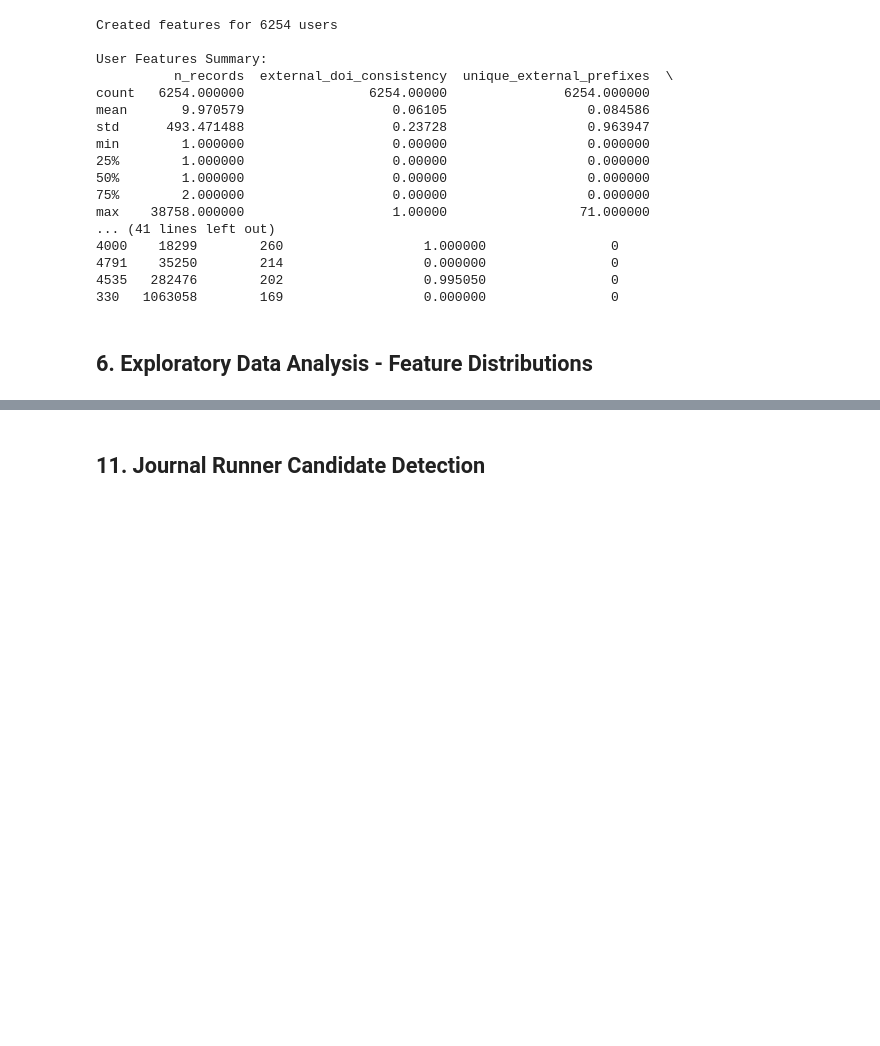
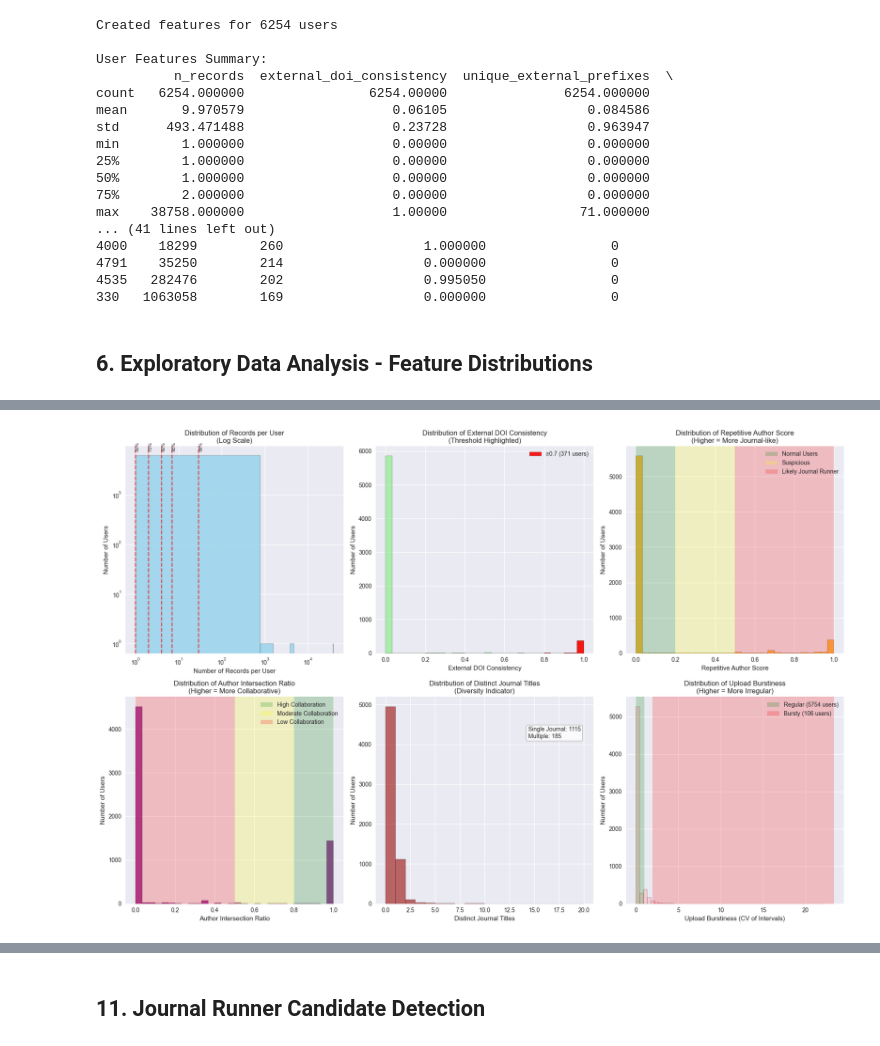
Before and after one commit to zenodo/journal-detect, a Jupyter notebook: eda_zenodo_journal_runners.ipynb, the cells around one changed output, grey strips where cells are left out. Drawn from its saved outputs; the diff is of its cells as text; code cells hidden in the pictures; blank space fills up the shorter version.

```diff
--- a/eda_zenodo_journal_runners.ipynb
+++ b/eda_zenodo_journal_runners.ipynb
@@ -454,0 +407,88 @@ Feature distributions saved to figures/feature_distributions.png
+# %%
+fig, axes = plt.subplots(2, 3, figsize=(18, 12))
+axes = axes.ravel()
+
+# 1. Records per user distribution with log scale and annotations
+hist, bins, _ = axes[0].hist(users_df['n_records'], bins=50, alpha=0.7, edgecolor='black', color='skyblue')
+axes[0].set_xlabel('Number of Records per User')
+axes[0].set_ylabel('Number of Users')
+axes[0].set_title('Distribution of Records per User\n(Log Scale)')
+axes[0].set_yscale('log')
+axes[0].set_xscale('log')
+
+# Add percentile annotations
+percentiles = [50, 75, 90, 95, 99]
+for p in percentiles:
+    value = np.percentile(users_df['n_records'], p)
+    axes[0].axvline(value, color='red', linestyle='--', alpha=0.7)
+    axes[0].text(value, axes[0].get_ylim()[1]*0.8, f'{p}%', rotation=90, fontsize=8)
+
+# 2. External DOI consistency with threshold highlighting
+hist, bins, _ = axes[1].hist(users_df['external_doi_consistency'], bins=30, alpha=0.7, edgecolor='black', color='lightgreen')
+axes[1].set_xlabel('External DOI Consistency')
+axes[1].set_ylabel('Number of Users')
+axes[1].set_title('Distribution of External DOI Consistency\n(Threshold Highlighted)')
+
+# Highlight threshold region
+threshold = CONFIG['external_doi_consistency_threshold']
+mask = users_df['external_doi_consistency'] >= threshold
+axes[1].hist(users_df.loc[mask, 'external_doi_consistency'], bins=bins, alpha=0.9,
+             color='red', edgecolor='black', label=f'≥{threshold} ({mask.sum()} users)')
+axes[1].legend()
+
+# 3. Repetitive author score with interpretation
+hist, bins, _ = axes[2].hist(users_df['no_repetitive_author_score'], bins=30, alpha=0.7, edgecolor='black', color='orange')
+axes[2].set_xlabel('Repetitive Author Score')
+axes[2].set_ylabel('Number of Users')
+axes[2].set_title('Distribution of Repetitive Author Score\n(Higher = More Journal-like)')
+
+# Add interpretation zones
+axes[2].axvspan(0, 0.2, alpha=0.2, color='green', label='Normal Users')
+axes[2].axvspan(0.2, 0.5, alpha=0.2, color='yellow', label='Suspicious')
+axes[2].axvspan(0.5, 1.0, alpha=0.2, color='red', label='Likely Journal Runner')
+axes[2].legend()
+
+# 4. Author intersection ratio (inverse of repetitive score)
+hist, bins, _ = axes[3].hist(users_df['author_intersection_ratio'], bins=30, alpha=0.7, edgecolor='black', color='purple')
+axes[3].set_xlabel('Author Intersection Ratio')
+axes[3].set_ylabel('Number of Users')
+axes[3].set_title('Distribution of Author Intersection Ratio\n(Higher = More Collaborative)')
+
+# Add interpretation
+axes[3].axvspan(0.8, 1.0, alpha=0.2, color='green', label='High Collaboration')
+axes[3].axvspan(0.5, 0.8, alpha=0.2, color='yellow', label='Moderate Collaboration')
+axes[3].axvspan(0, 0.5, alpha=0.2, color='red', label='Low Collaboration')
+axes[3].legend()
+
+# 5. Journal title diversity with insights
+hist, bins, _ = axes[4].hist(users_df['distinct_journal_title_cnt'], bins=range(0, 21), alpha=0.7, edgecolor='black', color='brown')
+axes[4].set_xlabel('Distinct Journal Titles')
+axes[4].set_ylabel('Number of Users')
+axes[4].set_title('Distribution of Distinct Journal Titles\n(Diversity Indicator)')
+
+# Add insights
+single_journal = (users_df['distinct_journal_title_cnt'] == 1).sum()
+multiple_journals = (users_df['distinct_journal_title_cnt'] > 1).sum()
+axes[4].text(0.7, 0.8, f'Single Journal: {single_journal}\nMultiple: {multiple_journals}',
+             transform=axes[4].transAxes, bbox=dict(boxstyle="round,pad=0.3", facecolor="white", alpha=0.8))
+
+# 6. Upload burstiness with interpretation
+hist, bins, _ = axes[5].hist(users_df['burstiness'], bins=50, alpha=0.7, edgecolor='black', color='pink')
+axes[5].set_xlabel('Upload Burstiness (CV of Intervals)')
+axes[5].set_ylabel('Number of Users')
+axes[5].set_title('Distribution of Upload Burstiness\n(Higher = More Irregular)')
+
+# Add interpretation zones
+low_burst = users_df['burstiness'] <= 1
+high_burst = users_df['burstiness'] > 2
+axes[5].axvspan(0, 1, alpha=0.2, color='green', label=f'Regular ({low_burst.sum()} users)')
+axes[5].axvspan(2, axes[5].get_xlim()[1], alpha=0.2, color='red', label=f'Bursty ({high_burst.sum()} users)')
+axes[5].legend()
+
+plt.tight_layout()
+plt.savefig('figures/feature_distributions.png', dpi=300, bbox_inches='tight')
+plt.show()
+
+print("Enhanced feature distributions saved to figures/feature_distributions.png")
+# %% [output]
+[figure, added]
```
Also changed, not shown: parts of 37 cells of this notebook, 5 other files.
